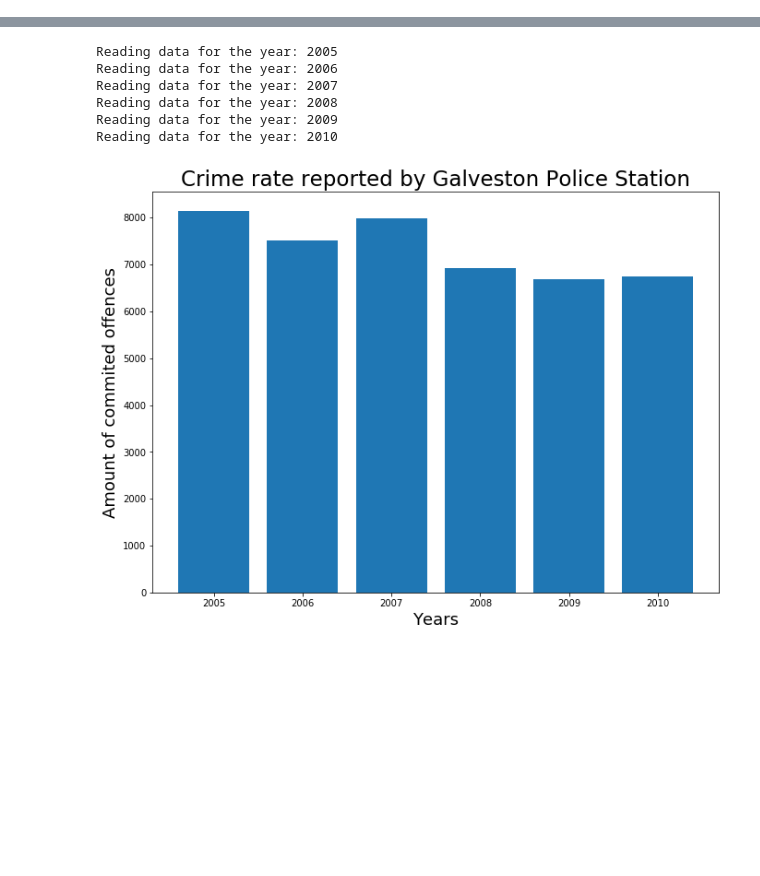
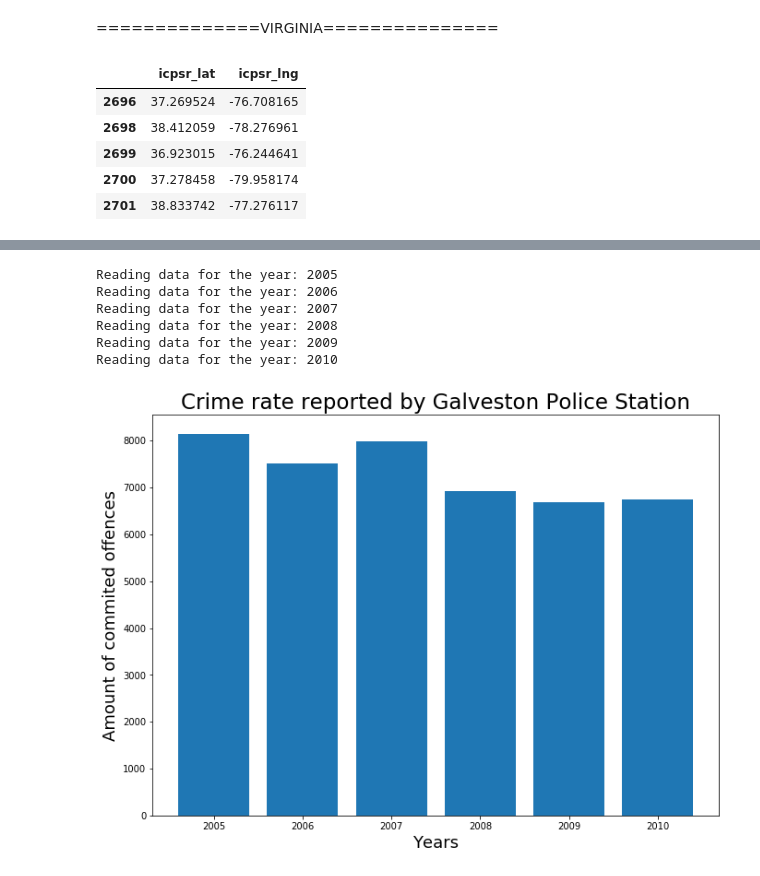
Before and after one commit to olegmrnv/crime_correlations, a Jupyter notebook: notebooks/data_analysis.ipynb, the cells around one changed output, grey strips where cells are left out. Saved outputs shown, nothing was run; the diff lists cells and outputs as text; code cells hidden in the pictures; blank space fills up the shorter version.

```diff
--- a/notebooks/data_analysis.ipynb
+++ b/notebooks/data_analysis.ipynb
@@ -0,0 +124,27 @@
+# %% [markdown]
+==============VIRGINIA===============
+# %%
+#read in combined csvfile
+va_agencies_df = pd.read_csv("../data/cleandata/va_combined_2005-2015.csv")
+va_louisa_df = va_agencies_df.loc[va_agencies_df["report_year"] == 2011, :]
+
+#drop records where lat or long is Null
+clean_va_agencies_df = va_agencies_df.dropna(subset = ['icpsr_lat', 'icpsr_lng'])
+
+#limit  data to year of natural disaster
+louisa_agencies_pd = clean_va_agencies_df.loc[clean_va_agencies_df["report_year"] == 2011, :]
+
+# show only participating agencies
+part_louisa_agencies_df = louisa_agencies_pd.loc[louisa_agencies_pd["nibrs_months_reported"] == 12, :]
+part_louisa_agencies_df = pd.DataFrame(part_louisa_agencies_df)
+# %%
+# Store 'Lat' and 'Lng' into  locations
+part_va_locations = part_louisa_agencies_df[["icpsr_lat", "icpsr_lng"]].astype(float)
+part_va_locations.head()
+# %% [output]
+|  | icpsr_lat | icpsr_lng |
+| 2696 | 37.269524 | -76.708165 |
+| 2698 | 38.412059 | -78.276961 |
+| 2699 | 36.923015 | -76.244641 |
+| 2700 | 37.278458 | -79.958174 |
+| 2701 | 38.833742 | -77.276117 |
```
Also changed, not shown: parts of 20 cells of this notebook, 1 other file.
